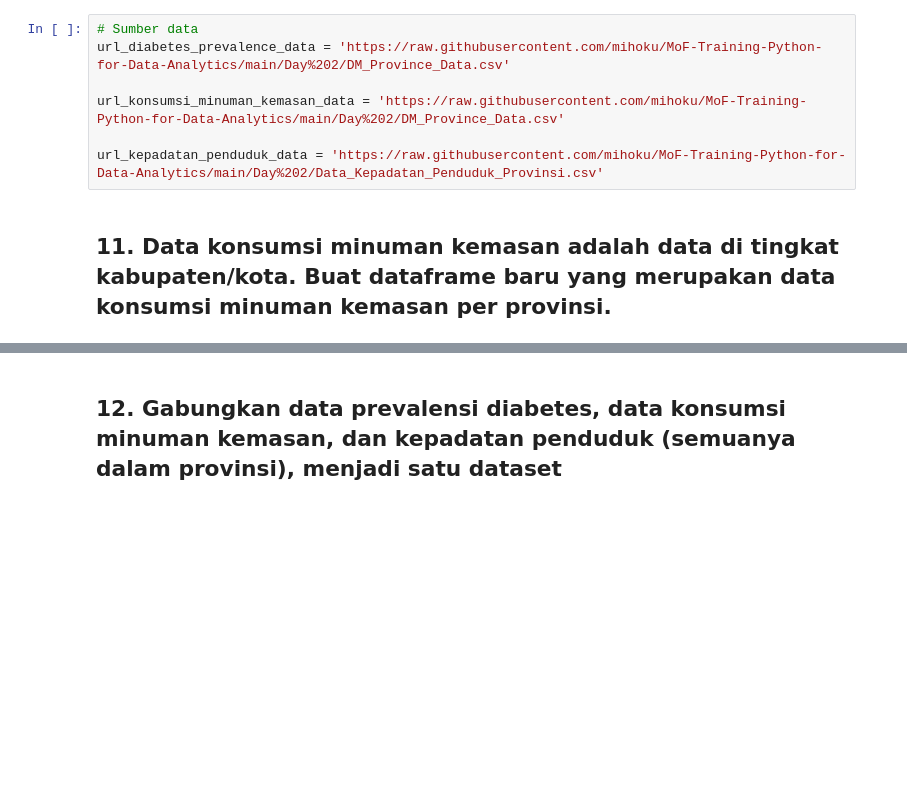
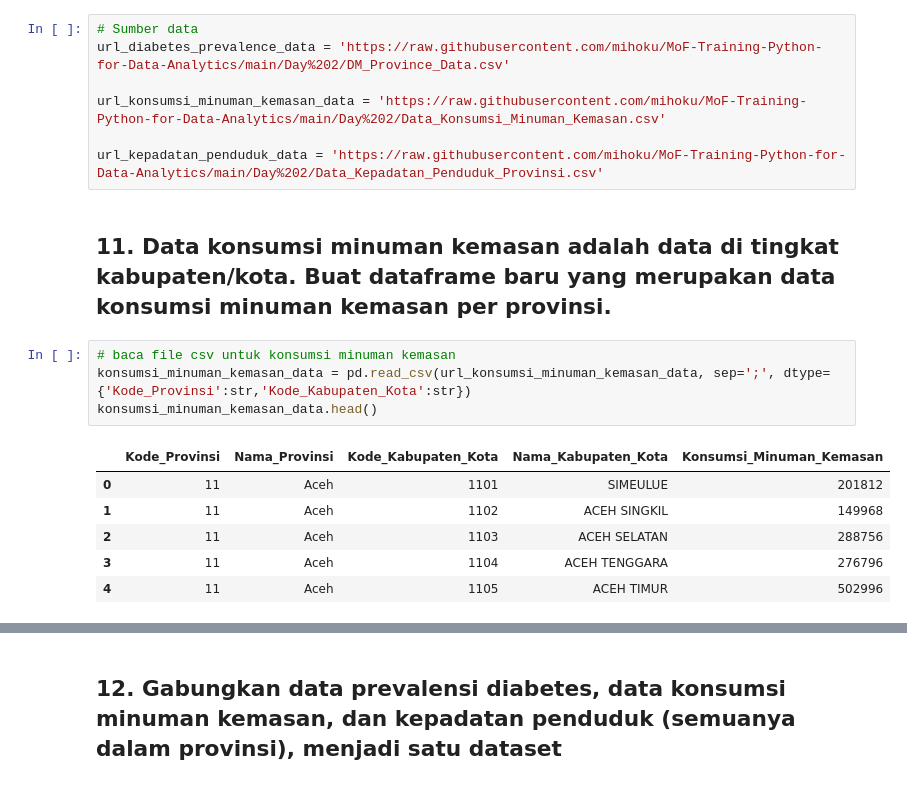
Before and after one commit to mihoku/MoF-Training-Python-for-Data-Analytics, a Jupyter notebook: Day 2/sans/Day_2_Contoh_Jawaban_Latihan_Pandas.ipynb, the cells around one changed output, grey strips where cells are left out. Drawn from its saved outputs; the diff is of its cells as text; blank space fills up the shorter version.

```diff
--- a/Day 2/sans/Day_2_Contoh_Jawaban_Latihan_Pandas.ipynb
+++ b/Day 2/sans/Day_2_Contoh_Jawaban_Latihan_Pandas.ipynb
@@ -65,8 +125,19 @@ display(sales_july.head())
 # Sumber data
 url_diabetes_prevalence_data = 'https://raw.githubusercontent.com/mihoku/MoF-Training-Python-for-Data-Analytics/main/Day%202/DM_Province_Data.csv'
 
-url_konsumsi_minuman_kemasan_data = 'https://raw.githubusercontent.com/mihoku/MoF-Training-Python-for-Data-Analytics/main/Day%202/DM_Province_Data.csv'
+url_konsumsi_minuman_kemasan_data = 'https://raw.githubusercontent.com/mihoku/MoF-Training-Python-for-Data-Analytics/main/Day%202/Data_Konsumsi_Minuman_Kemasan.csv'
 
 url_kepadatan_penduduk_data = 'https://raw.githubusercontent.com/mihoku/MoF-Training-Python-for-Data-Analytics/main/Day%202/Data_Kepadatan_Penduduk_Provinsi.csv'
 # %% [markdown]
 ## 11. Data konsumsi minuman kemasan adalah data di tingkat kabupaten/kota. Buat dataframe baru yang merupakan data konsumsi minuman kemasan per provinsi.
+# %%
+# baca file csv untuk konsumsi minuman kemasan
+konsumsi_minuman_kemasan_data = pd.read_csv(url_konsumsi_minuman_kemasan_data, sep=';', dtype={'Kode_Provinsi':str,'Kode_Kabupaten_Kota':str})
+konsumsi_minuman_kemasan_data.head()
+# %% [output]
+|  | Kode_Provinsi | Nama_Provinsi | Kode_Kabupaten_Kota | Nama_Kabupaten_Kota | Konsumsi_Minuman_Kemasan |
+| 0 | 11 | Aceh | 1101 | SIMEULUE | 201812 |
+| 1 | 11 | Aceh | 1102 | ACEH SINGKIL | 149968 |
+| 2 | 11 | Aceh | 1103 | ACEH SELATAN | 288756 |
+| 3 | 11 | Aceh | 1104 | ACEH TENGGARA | 276796 |
+| 4 | 11 | Aceh | 1105 | ACEH TIMUR | 502996 |
```
Also changed, not shown: parts of 7 cells of this notebook, 1 other file.
